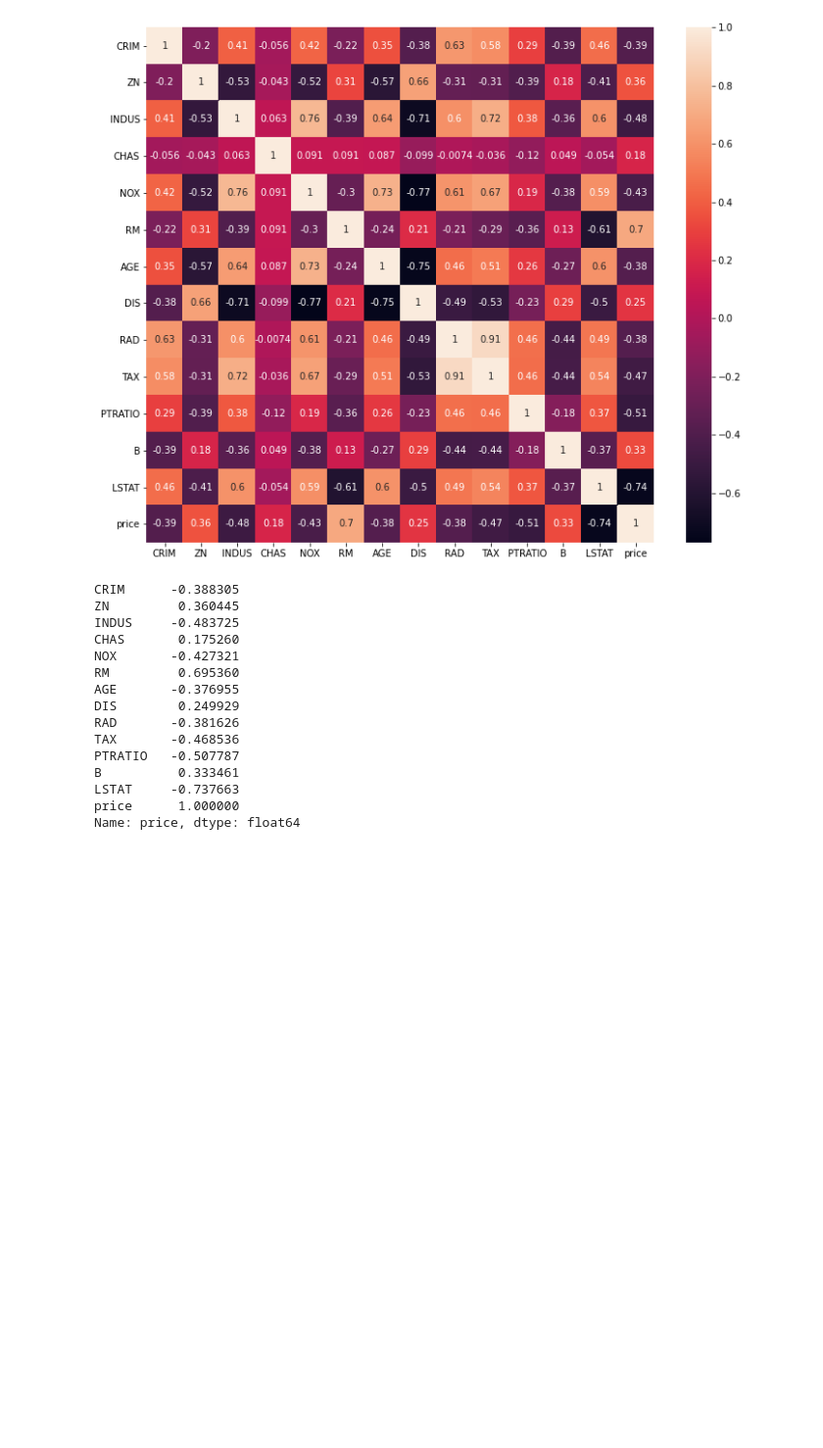
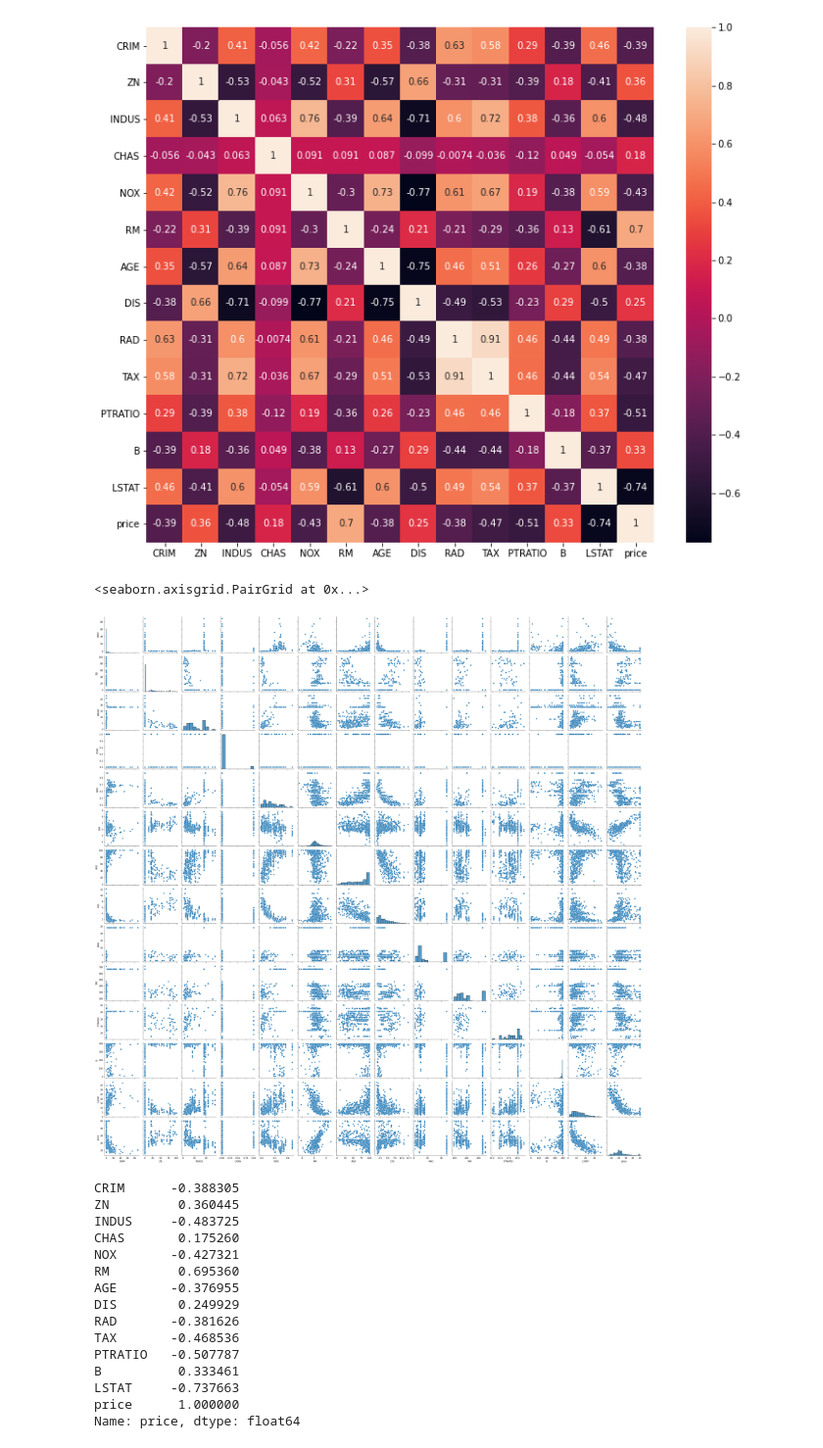
Before and after one commit to gopipandit/bostonhouseprice, a Jupyter notebook: LinearRegressionML.ipynb, the cells around one changed output. Shown at 98% size. Drawn from its saved outputs; the diff is of its cells as text; code cells hidden in the pictures; blank space fills up the shorter version.

```diff
--- a/LinearRegressionML.ipynb
+++ b/LinearRegressionML.ipynb
@@ -136,6 +136,11 @@ sns.heatmap(df.corr(), annot= True)
 # %% [output]
 <AxesSubplot:>
 [figure]
+# %%
+sns.pairplot(df)
+# %% [output]
+<seaborn.axisgrid.PairGrid at 0x...>
+[figure, added]
 # %%
 df.corr()['price']
 # %% [output]
```
Also changed, not shown: parts of 1 cell of this notebook, 5 other files.
